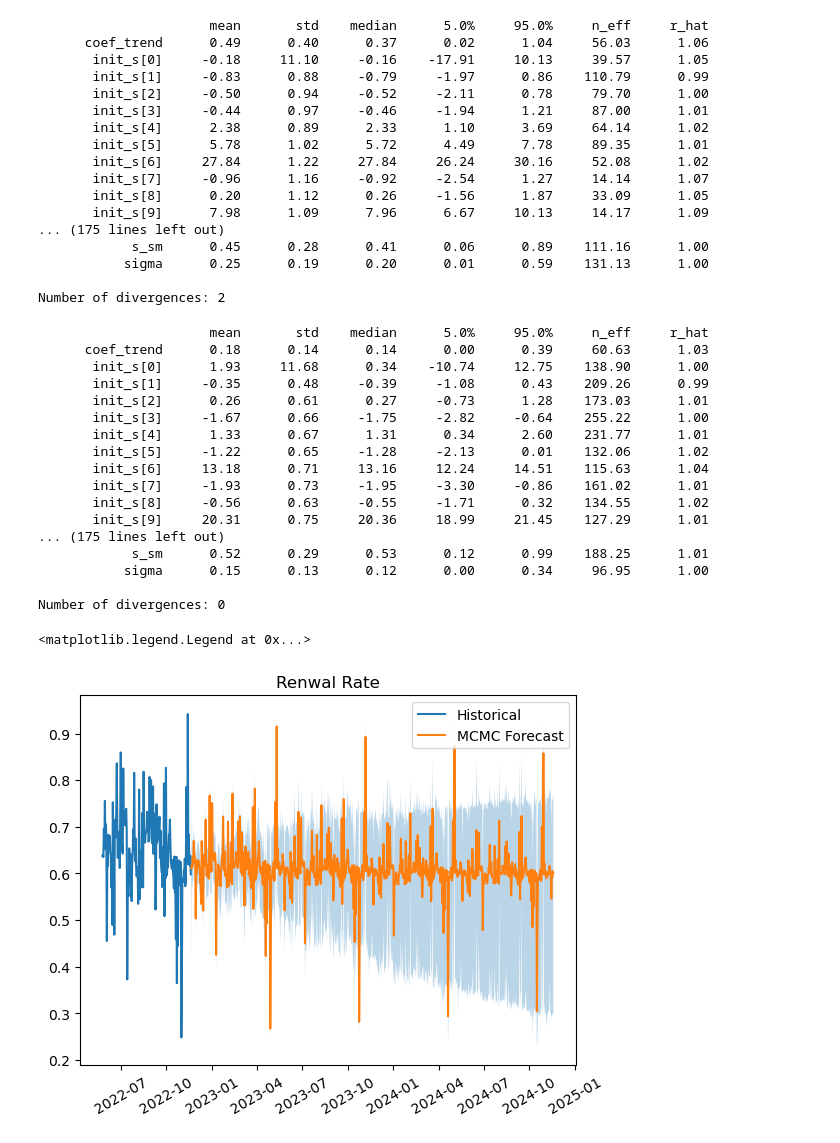
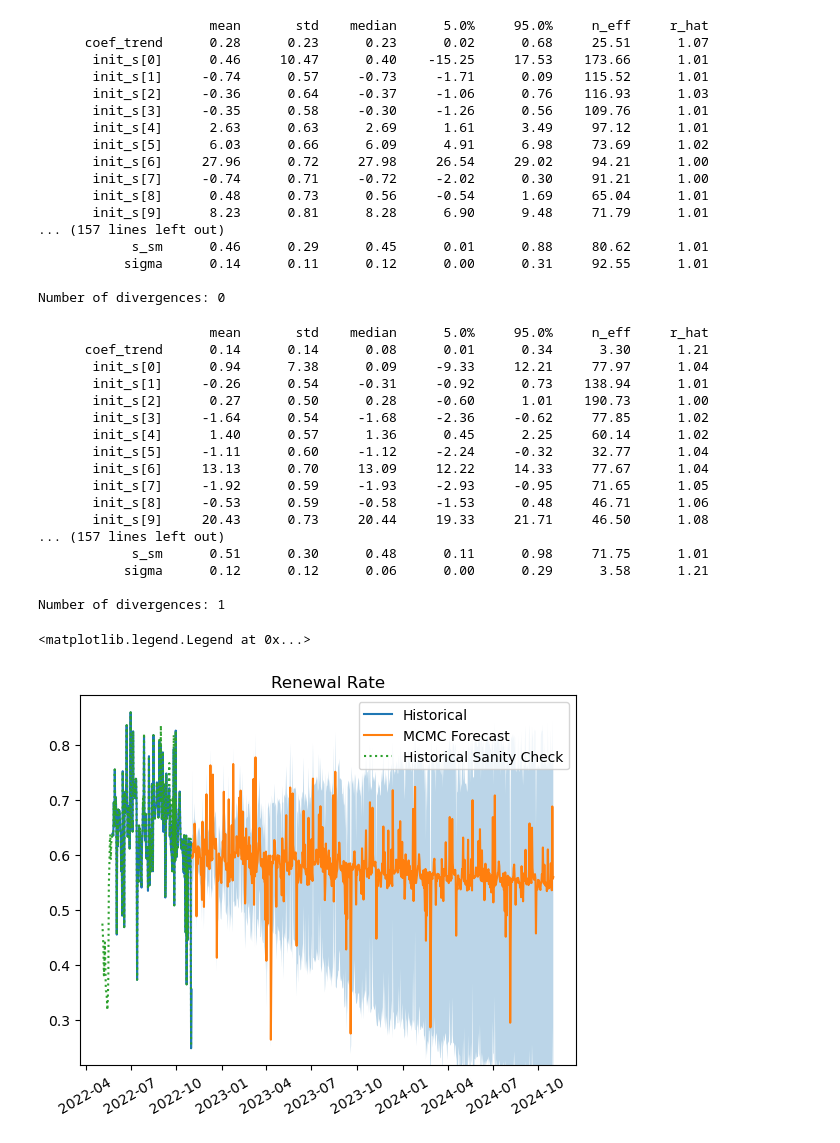
Before and after one commit to protocol/scenario-generator, a Jupyter notebook: notebooks/forecast_miner_behavior_params.ipynb, the cells around one changed output. Cells and saved outputs as stored; diff of their text form; code cells hidden in the pictures.

```diff
--- a/notebooks/forecast_miner_behavior_params.ipynb
+++ b/notebooks/forecast_miner_behavior_params.ipynb
@@ -19,8 +23,9 @@ import scenario_generator.mcmc_forecast as mcmc
 # %%
 numpyro.set_host_device_count(2)
 
-today = datetime.datetime.now().date()
-DATA_LAG_DAYS = 10
+# today = datetime.datetime.now().date()
+today = datetime.date(2022,11,1)
+DATA_LAG_DAYS = 0
 train_len_days = 180
 # # --> enable this after you sort out what is going on w/ the data
 train_start_date = today - datetime.timedelta(days=(DATA_LAG_DAYS + train_len_days))
@@ -91,50 +101,55 @@ forecast_date_vec, renewal_rate_pred, x_train, y_train = \
                                num_chains_mcmc = num_chains_mcmc)
 # %% [output]
                       mean       std    median      5.0%     95.0%     n_eff     r_hat
-      coef_trend      0.49      0.40      0.37      0.02      1.04     56.03      1.06
-       init_s[0]     -0.18     11.10     -0.16    -17.91     10.13     39.57      1.05
-       init_s[1]     -0.83      0.88     -0.79     -1.97      0.86    110.79      0.99
-       init_s[2]     -0.50      0.94     -0.52     -2.11      0.78     79.70      1.00
-       init_s[3]     -0.44      0.97     -0.46     -1.94      1.21     87.00      1.01
-       init_s[4]      2.38      0.89      2.33      1.10      3.69     64.14      1.02
-       init_s[5]      5.78      1.02      5.72      4.49      7.78     89.35      1.01
-       init_s[6]     27.84      1.22     27.84     26.24     30.16     52.08      1.02
-       init_s[7]     -0.96      1.16     -0.92     -2.54      1.27     14.14      1.07
-       init_s[8]      0.20      1.12      0.26     -1.56      1.87     33.09      1.05
-       init_s[9]      7.98      1.09      7.96      6.67     10.13     14.17      1.09
-... (175 lines left out)
-            s_sm      0.45      0.28      0.41      0.06      0.89    111.16      1.00
-           sigma      0.25      0.19      0.20      0.01      0.59    131.13      1.00
+      coef_trend      0.28      0.23      0.23      0.02      0.68     25.51      1.07
+       init_s[0]      0.46     10.47      0.40    -15.25     17.53    173.66      1.01
+       init_s[1]     -0.74      0.57     -0.73     -1.71      0.09    115.52      1.01
+       init_s[2]     -0.36      0.64     -0.37     -1.06      0.76    116.93      1.03
+       init_s[3]     -0.35      0.58     -0.30     -1.26      0.56    109.76      1.01
+       init_s[4]      2.63      0.63      2.69      1.61      3.49     97.12      1.01
+       init_s[5]      6.03      0.66      6.09      4.91      6.98     73.69      1.02
+       init_s[6]     27.96      0.72     27.98     26.54     29.02     94.21      1.00
+       init_s[7]     -0.74      0.71     -0.72     -2.02      0.30     91.21      1.00
+       init_s[8]      0.48      0.73      0.56     -0.54      1.69     65.04      1.01
+       init_s[9]      8.23      0.81      8.28      6.90      9.48     71.79      1.01
+... (157 lines left out)
+            s_sm      0.46      0.29      0.45      0.01      0.88     80.62      1.01
+           sigma      0.14      0.11      0.12      0.00      0.31     92.55      1.01
 
-Number of divergences: 2
+Number of divergences: 0
                       mean       std    median      5.0%     95.0%     n_eff     r_hat
-      coef_trend      0.18      0.14      0.14      0.00      0.39     60.63      1.03
-       init_s[0]      1.93     11.68      0.34    -10.74     12.75    138.90      1.00
-       init_s[1]     -0.35      0.48     -0.39     -1.08      0.43    209.26      0.99
-       init_s[2]      0.26      0.61      0.27     -0.73      1.28    173.03      1.01
-       init_s[3]     -1.67      0.66     -1.75     -2.82     -0.64    255.22      1.00
-       init_s[4]      1.33      0.67      1.31      0.34      2.60    231.77      1.01
-       init_s[5]     -1.22      0.65     -1.28     -2.13      0.01    132.06      1.02
-       init_s[6]     13.18      0.71     13.16     12.24     14.51    115.63      1.04
-       init_s[7]     -1.93      0.73     -1.95     -3.30     -0.86    161.02      1.01
-       init_s[8]     -0.56      0.63     -0.55     -1.71      0.32    134.55      1.02
-       init_s[9]     20.31      0.75     20.36     18.99     21.45    127.29      1.01
-... (175 lines left out)
-            s_sm      0.52      0.29      0.53      0.12      0.99    188.25      1.01
-           sigma      0.15      0.13      0.12      0.00      0.34     96.95      1.00
+      coef_trend      0.14      0.14      0.08      0.01      0.34      3.30      1.21
+       init_s[0]      0.94      7.38      0.09     -9.33     12.21     77.97      1.04
+       init_s[1]     -0.26      0.54     -0.31     -0.92      0.73    138.94      1.01
+       init_s[2]      0.27      0.50      0.28     -0.60      1.01    190.73      1.00
+       init_s[3]     -1.64      0.54     -1.68     -2.36     -0.62     77.85      1.02
+       init_s[4]      1.40      0.57      1.36      0.45      2.25     60.14      1.02
+       init_s[5]     -1.11      0.60     -1.12     -2.24     -0.32     32.77      1.04
+       init_s[6]     13.13      0.70     13.09     12.22     14.33     77.67      1.04
+       init_s[7]     -1.92      0.59     -1.93     -2.93     -0.95     71.65      1.05
+       init_s[8]     -0.53      0.59     -0.58     -1.53      0.48     46.71      1.06
+       init_s[9]     20.43      0.73     20.44     19.33     21.71     46.50      1.08
+... (157 lines left out)
+            s_sm      0.51      0.30      0.48      0.11      0.98     71.75      1.01
+           sigma      0.12      0.12      0.06      0.00      0.29      3.58      1.21
 
-Number of divergences: 0
+Number of divergences: 1
 # %%
 plt.figure()
 y_pred_renewal_rate = jnp.median(renewal_rate_pred, axis=0)
 hpd_low, hpd_high = hpdi(renewal_rate_pred)
 plt.plot(x_train, y_train, label='Historical')
 plt.plot(forecast_date_vec, y_pred_renewal_rate, label='MCMC Forecast')
 plt.fill_between(forecast_date_vec, hpd_low, hpd_high, alpha=0.3)
-plt.title('Renwal Rate')
+
+# sanity checking utilities
+t_vec, historical_rr_vec = u.get_historical_renewal_rate(train_start_date, train_end_date)
+plt.plot(t_vec, historical_rr_vec, linestyle=":", label='Historical Sanity Check')
+
+plt.title('Renewal Rate')
 plt.xticks(rotation=30)
 plt.legend()
 # %% [output]
 <matplotlib.legend.Legend at 0x...>
-[figure, old version]
+[figure, new version]
 # %%
```
Also changed, not shown: parts of 6 cells of this notebook, 2 other files.
